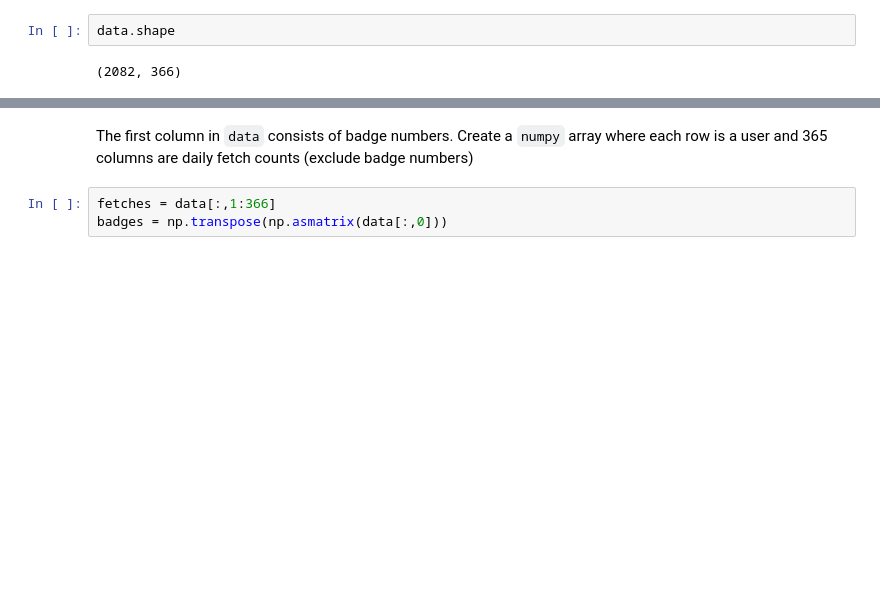
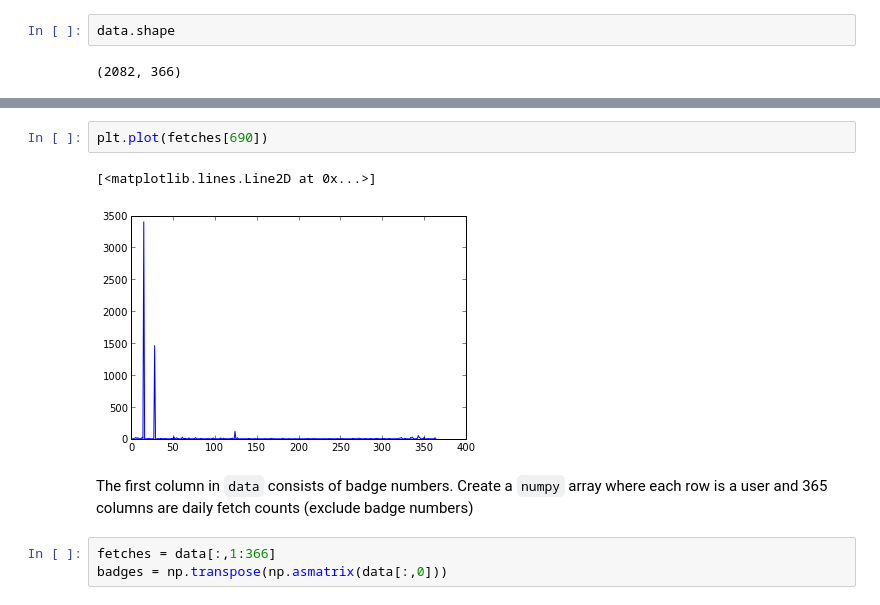
Before and after one commit to svkerr/Aerolink_Ubuntu, a Jupyter notebook: aerolink_daily_analysis.ipynb, the cells around one changed output, grey strips where cells are left out. Cells and saved outputs as stored; diff of their text form; blank space fills up the shorter version.

```diff
--- a/aerolink_daily_analysis.ipynb
+++ b/aerolink_daily_analysis.ipynb
@@ -48,3 +68,8 @@ array([12286,     0,     0,     0,     0,     0,     3,    11,     0,
+# %%
+plt.plot(fetches[690])
+# %% [output]
+[<matplotlib.lines.Line2D at 0x...>]
+[figure, added]
 # %% [markdown]
 The first column in `data` consists of badge numbers.
 Create a `numpy` array where each row is a user and 365 columns are daily fetch counts (exclude badge numbers)
```
Also changed, not shown: parts of 3 cells of this notebook.
